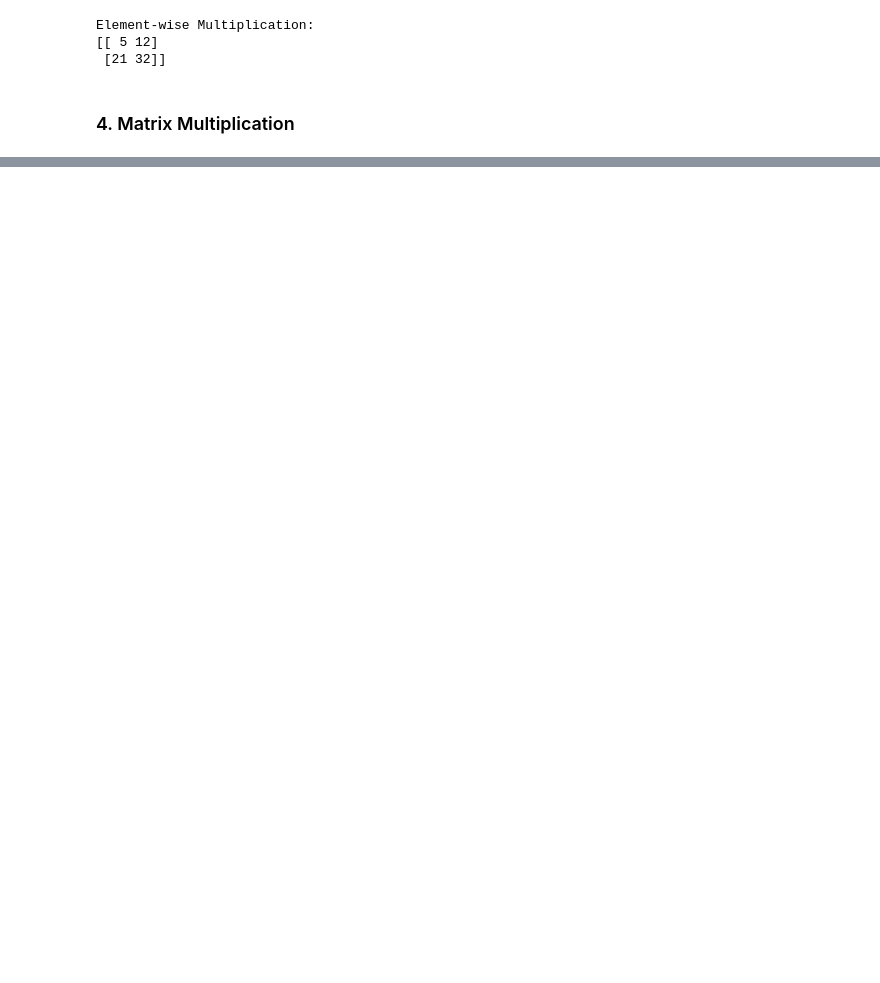
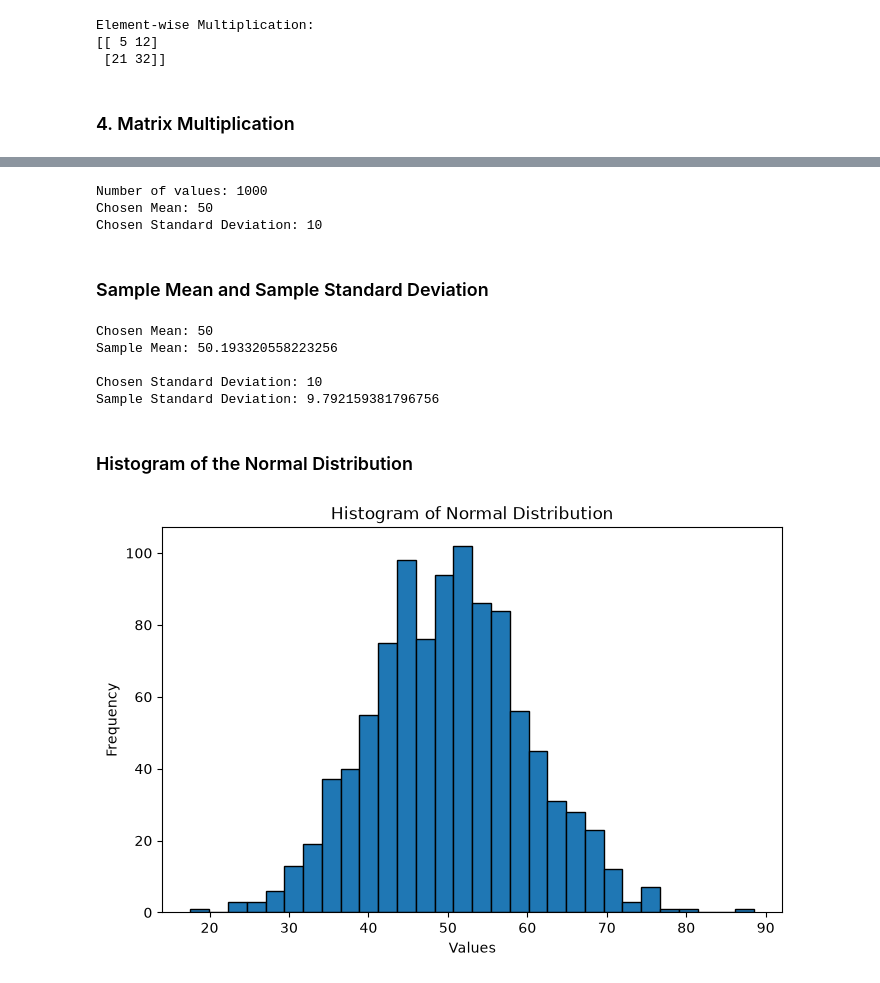
Before and after one commit to prachi2602/202618055_PrachiPatel_DS605, a Jupyter notebook: Lab_02/Lab_2_NumPy_Pandas.ipynb, the cells around one changed output, grey strips where cells are left out. Drawn from its saved outputs; the diff is of its cells as text; code cells hidden in the pictures; blank space fills up the shorter version.

```diff
--- a/Lab_02/Lab_2_NumPy_Pandas.ipynb
+++ b/Lab_02/Lab_2_NumPy_Pandas.ipynb
@@ -267,0 +348,38 @@ Element-wise Multiplication:
+# %%
+np.random.seed(42)
+
+chosen_mean = 50
+chosen_std = 10
+
+normal_data = np.random.normal(
+    loc=chosen_mean,
+    scale=chosen_std,
+    size=1000
+)
+
+print("Number of values:", normal_data.size)
+print("Chosen Mean:", chosen_mean)
+print("Chosen Standard Deviation:", chosen_std)
+# %% [output]
+Number of values: 1000
+Chosen Mean: 50
+Chosen Standard Deviation: 10
+# %% [markdown]
+### Sample Mean and Sample Standard Deviation
+# %%
+sample_mean = np.mean(normal_data)
+sample_std = np.std(normal_data, ddof=1)
+
+print("Chosen Mean:", chosen_mean)
+print("Sample Mean:", sample_mean)
+
+print("\nChosen Standard Deviation:", chosen_std)
+print("Sample Standard Deviation:", sample_std)
+# %% [output]
+Chosen Mean: 50
+Sample Mean: 50.193320558223256
+
+Chosen Standard Deviation: 10
+Sample Standard Deviation: 9.792159381796756
+# %% [markdown]
+### Histogram of the Normal Distribution
@@ -267,0 +388,17 @@ Element-wise Multiplication:
+# %%
+plt.figure(figsize=(8, 5))
+
+plt.hist(normal_data, bins=30, edgecolor="black")
+
+plt.title("Histogram of Normal Distribution")
+plt.xlabel("Values")
+plt.ylabel("Frequency")
+
+plt.savefig(
+    "figures/normal_distribution_histogram.png",
+    bbox_inches="tight"
+)
+
+plt.show()
+# %% [output]
+[figure, added]
```
Also changed, not shown: parts of 105 cells of this notebook, 7 other files.
